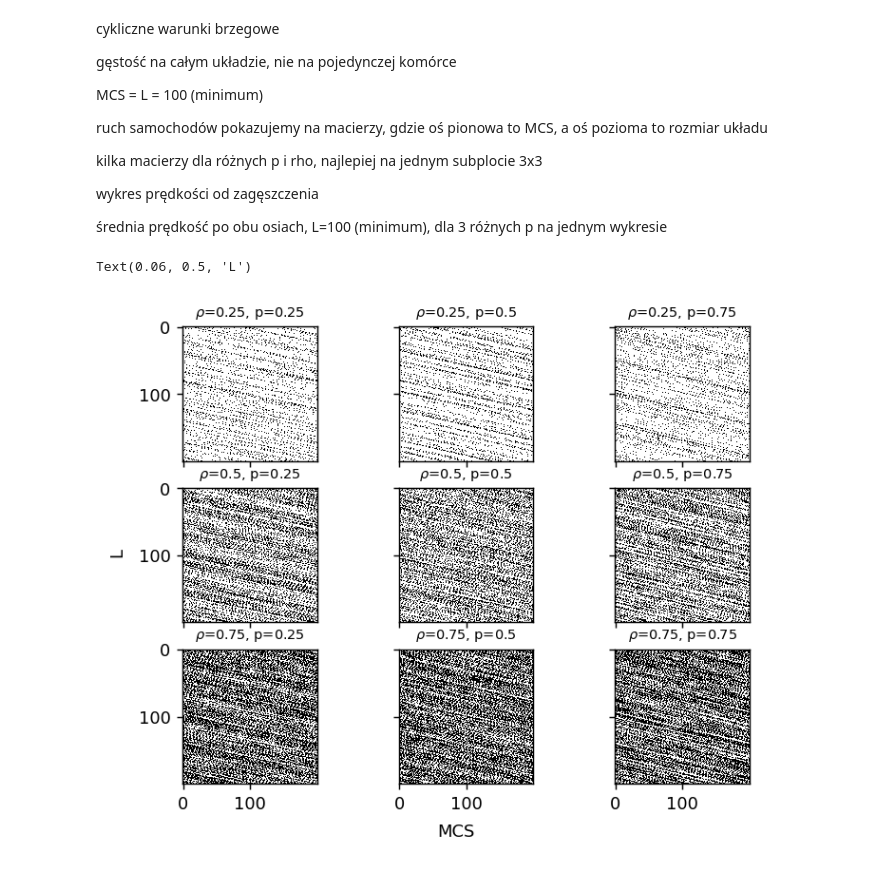
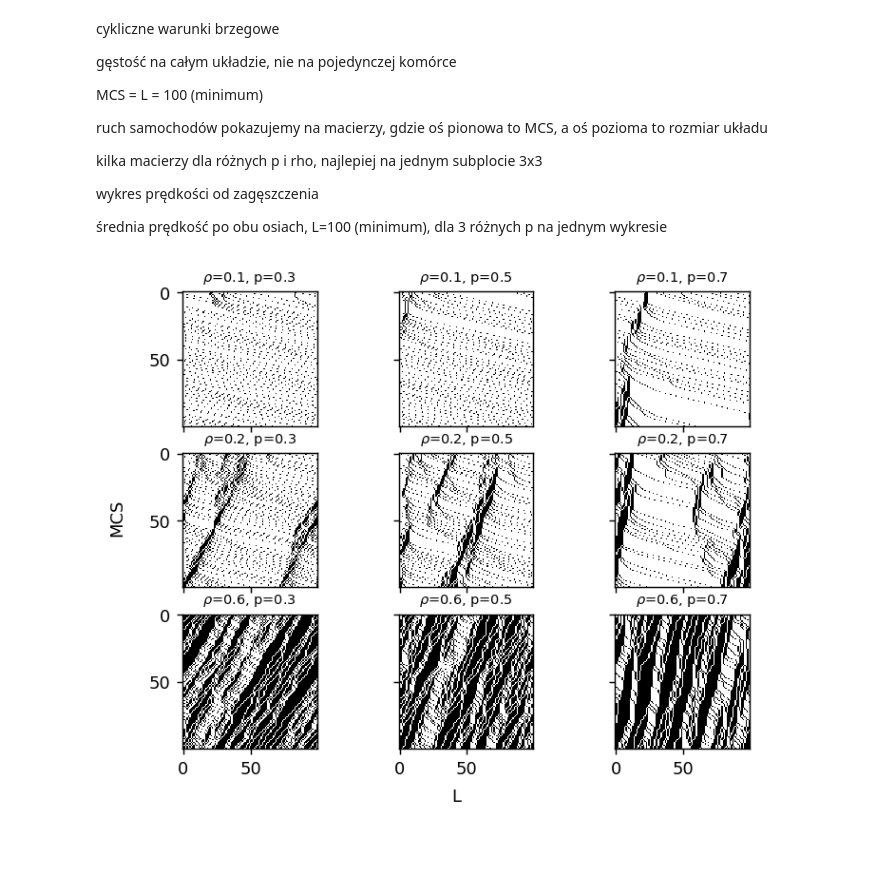
Before and after one commit to adamaj99pwr/ABM, a Jupyter notebook: List4/list4.ipynb, the cells around one changed output. Saved outputs shown, nothing was run; the diff lists cells and outputs as text; code cells hidden in the pictures.

```diff
--- a/List4/list4.ipynb
+++ b/List4/list4.ipynb
@@ -27,9 +28,9 @@ class Car:
         self.v = v
         self.pos = pos
 
-    def move(self, N):
+    def move(self, L):
 
-        self.pos = (self.pos + self.v) % N
+        self.pos = (self.pos + self.v) % L
 # %%
 class Traffic:
 
@@ -100,20 +99,22 @@ class Traffic:
 # %%
-rhos = [0.25, 0.5, 0.75]
-ps = [0.25, 0.5, 0.75]
+rhos = [0.1, 0.2, 0.6]
+ps = [0.3, 0.5, 0.7]
 params = list(product(rhos, ps))
-axes = [(0, 0), (0, 1), (0, 2), (1, 0), (1, 1), (1, 2), (2, 0), (2, 1), (2, 2)]
+rows = [0, 1, 2]
+cols = [0, 1, 2]
+axes = list(product(rows, cols))
 # %%
 fig, axs = plt.subplots(3, 3, sharex=True, sharey=True)
 custom_cmap = ListedColormap(['white', 'black'])
 
 for i, x in enumerate(axes):
-    T = Traffic(200, 5, params[i][0])
-    grid = T.display(200, params[i][1])
+    T = Traffic(100, 5, params[i][0])
+    grid = T.simulate(100, params[i][1])
     axs[axes[i][0], axes[i][1]].imshow(grid, cmap=custom_cmap)
     axs[axes[i][0], axes[i][1]].set_title(rf'$\rho$={params[i][0]}, p={params[i][1]}', size=8)
 
-fig.text(0.5, 0.02, 'MCS', ha='center')
-fig.text(0.06, 0.5, 'L', va='center', rotation='vertical')
+fig.text(0.5, 0.02, 'L', ha='center')
+fig.text(0.06, 0.5, 'MCS', va='center', rotation='vertical')
+plt.show()
 # %% [output]
-Text(0.06, 0.5, 'L')
-[figure, old version]
+[figure, new version]
```
Also changed, not shown: parts of 4 cells of this notebook.
